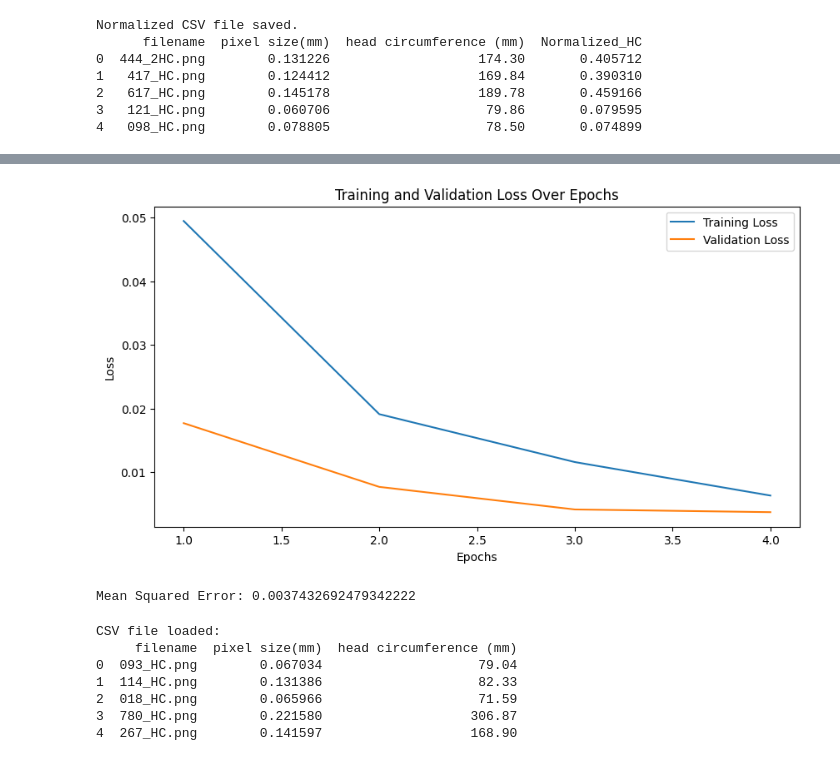
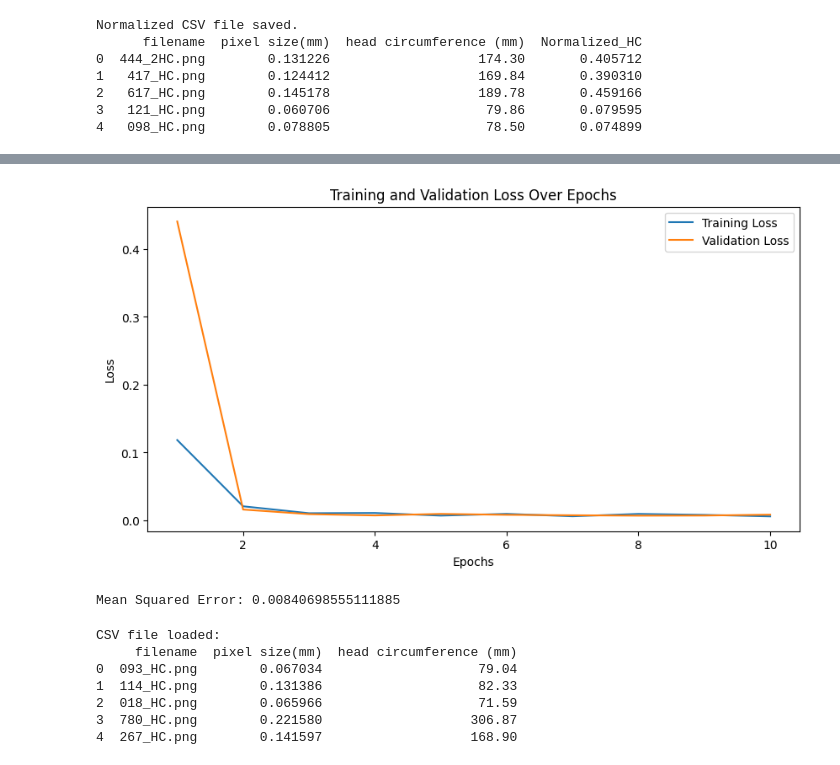
Before and after one commit to Ofiregev/Final_Project-FetalCns, a Jupyter notebook: Fetal_Cns_Final_reg_v6_random.ipynb, the cells around one changed output, grey strips where cells are left out. Saved outputs shown, nothing was run; the diff lists cells and outputs as text; code cells hidden in the pictures.

```diff
--- a/Fetal_Cns_Final_reg_v6_random.ipynb
+++ b/Fetal_Cns_Final_reg_v6_random.ipynb
@@ -132,3 +133,4 @@ class CNNRegression(nn.Module):
 model = CNNRegression().to(device)
 criterion = nn.MSELoss()
 optimizer = optim.Adam(model.parameters(), lr=0.001)
+scheduler = StepLR(optimizer, step_size=2, gamma=0.1)
@@ -140,7 +140,7 @@ train_losses = []
 val_losses = []
 
 # Training loop
-num_epochs = 4
+num_epochs = 10
 for epoch in range(num_epochs):
     model.train()
     running_loss = 0.0
@@ -176,6 +176,8 @@ for epoch in range(num_epochs):
     val_losses.append(val_loss)
     print(f"Epoch {epoch+1}/{num_epochs}, Validation Loss: {val_loss}")
 
+    scheduler.step()
+
 # Plot the training and validation loss
 plt.figure(figsize=(10, 5))
 plt.plot(range(1, num_epochs + 1), train_losses, label='Training Loss')
@@ -197,4 +211,4 @@ Epoch 4/4, Validation Loss: 0.0037432690325658767
-[figure, old version]
+[figure, new version]
 # %%
 # Evaluate model performance
 y_true = []
@@ -213,7 +227,7 @@ with torch.no_grad():
 mse = mean_squared_error(y_true, y_pred)
 print(f"Mean Squared Error: {mse}")
 # %% [output]
-Mean Squared Error: 0.0037432692479342222
+Mean Squared Error: 0.00840698555111885
 # %%
 def predict_head_circumference(image_path, pixel_size, model, min_hc, max_hc):
     transform = transforms.Compose([
```
Also changed, not shown: parts of 6 cells of this notebook.
